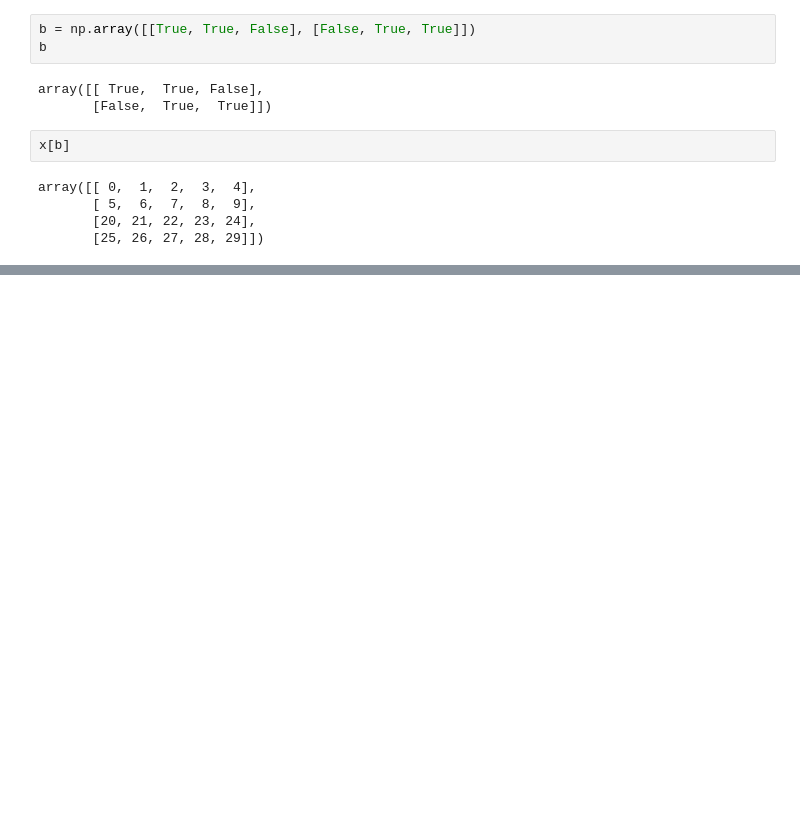
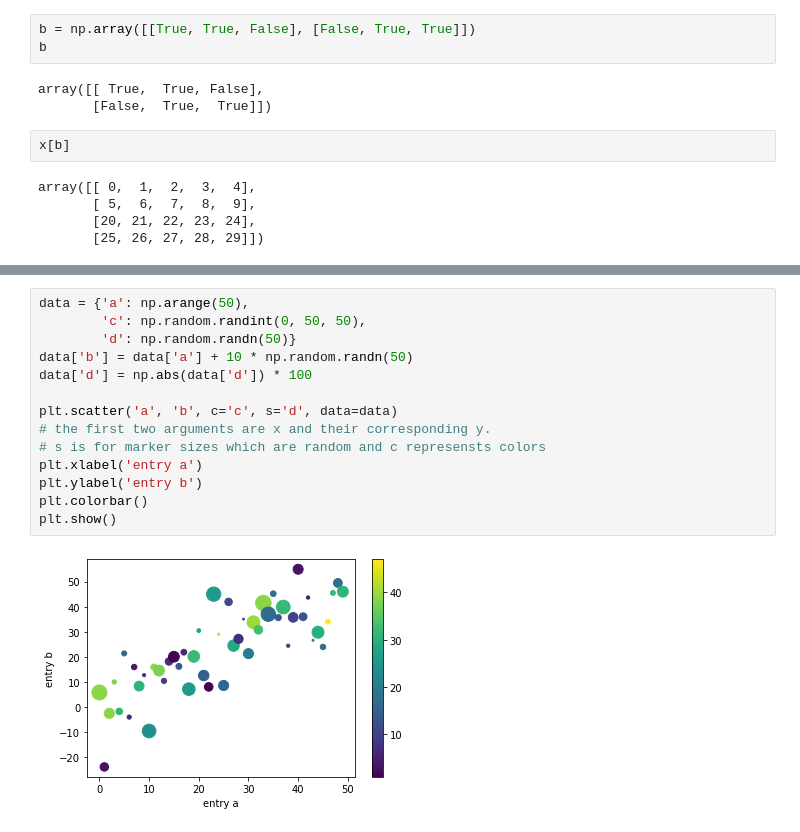
Before and after one commit to zhpinkman/pd-np-plt, a Jupyter notebook: pd-np-plt.ipynb, the cells around one changed output, grey strips where cells are left out. Saved outputs shown, nothing was run; the diff lists cells and outputs as text; blank space fills up the shorter version.

```diff
--- a/pd-np-plt.ipynb
+++ b/pd-np-plt.ipynb
@@ -89,0 +122,16 @@ array([[ 0,  1,  2,  3,  4],
+# %%
+data = {'a': np.arange(50),
+        'c': np.random.randint(0, 50, 50),
+        'd': np.random.randn(50)}
+data['b'] = data['a'] + 10 * np.random.randn(50)
+data['d'] = np.abs(data['d']) * 100
+
+plt.scatter('a', 'b', c='c', s='d', data=data)
+# the first two arguments are x and their corresponding y.
+# s is for marker sizes which are random and c represensts colors
+plt.xlabel('entry a')
+plt.ylabel('entry b')
+plt.colorbar()
+plt.show()
+# %% [output]
+[figure, added]
```
Also changed, not shown: parts of 14 cells of this notebook.
